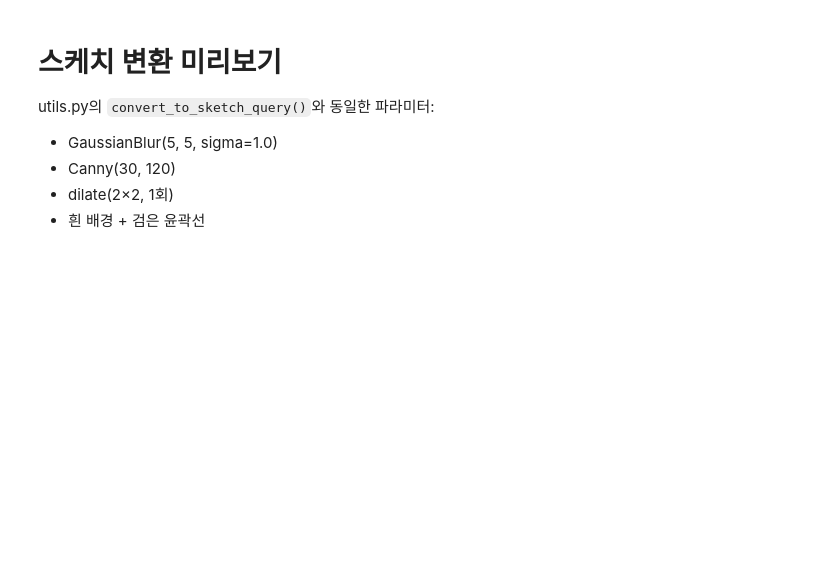
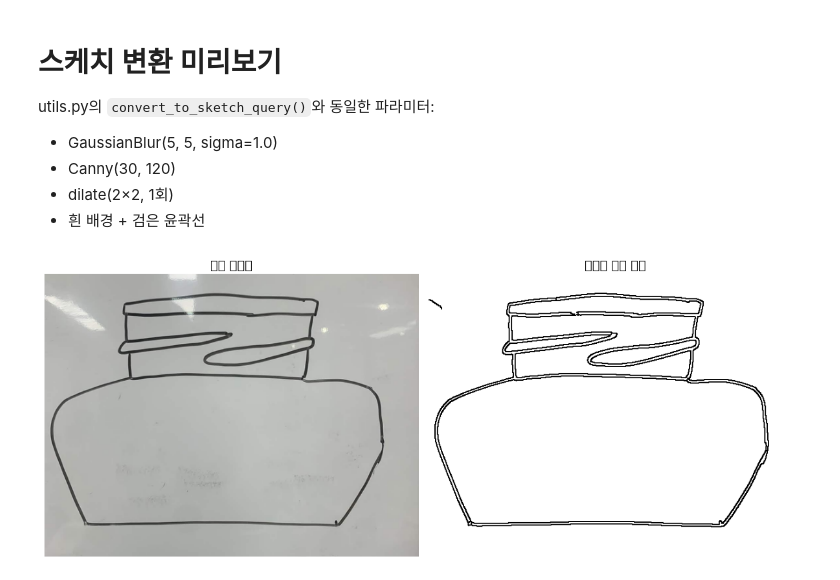
Before and after one commit to SKNETWORKS-FAMILY-AICAMP/SKN20-FINAL-2TEAM, a Jupyter notebook: design/sketch_preview.ipynb, the cells around one changed output. Drawn from its saved outputs; the diff is of its cells as text; code cells hidden in the pictures; blank space fills up the shorter version.

```diff
--- a/design/sketch_preview.ipynb
+++ b/design/sketch_preview.ipynb
@@ -49,15 +24,19 @@ def convert_to_sketch_clean(image: Image.Image, min_area: int = 500) -> Image.Im
 # %%
 # 이미지 경로 입력
-IMAGE_PATH = "test.jpg"   # ← 여기에 이미지 경로 입력
+IMAGE_PATH = r"C:\Users\playdata2\Desktop\query_image_4.png"   # ← 여기에 이미지 경로 입력
 
-original      = Image.open(IMAGE_PATH).convert('RGB')
-sketch_orig   = convert_to_sketch(original)
-sketch_clean  = convert_to_sketch_clean(original, min_area=500)
+original = Image.open(IMAGE_PATH).convert('RGB')
+sketch   = convert_to_sketch(original)
 
-fig, axes = plt.subplots(1, 3, figsize=(18, 6))
-axes[0].imshow(original);     axes[0].set_title('원본 이미지', fontsize=14);        axes[0].axis('off')
-axes[1].imshow(sketch_orig);  axes[1].set_title('기존 스케치 (노이즈 있음)', fontsize=14); axes[1].axis('off')
-axes[2].imshow(sketch_clean); axes[2].set_title('노이즈 제거 스케치', fontsize=14); axes[2].axis('off')
+fig, axes = plt.subplots(1, 2, figsize=(12, 6))
+axes[0].imshow(original)
+axes[0].set_title('원본 이미지', fontsize=14)
+axes[0].axis('off')
+axes[1].imshow(sketch)
+axes[1].set_title('스케치 변환 결과', fontsize=14)
+axes[1].axis('off')
 
 plt.tight_layout()
 plt.show()
+# %% [output]
+[figure, added]
```
Also changed, not shown: parts of 4 cells of this notebook, 3 other files.
